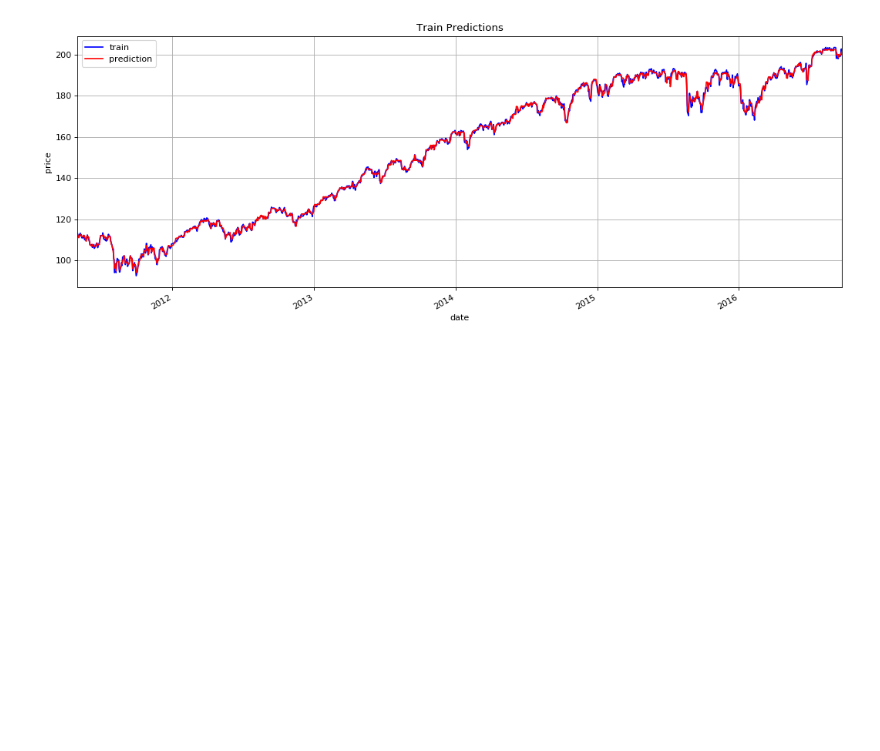
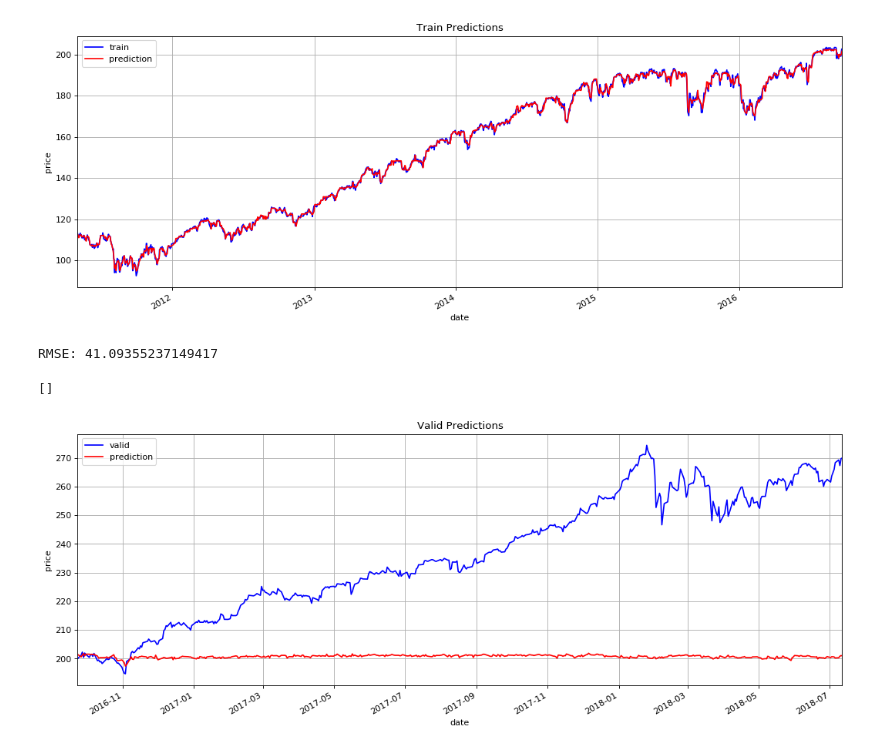
Before and after one commit to terrill11/spy_trend, a Jupyter notebook: spy_trend_xgboost.ipynb, the cells around one changed output. Saved outputs shown, nothing was run; the diff lists cells and outputs as text; code cells hidden in the pictures; blank space fills up the shorter version.

Commit message:
trained validation data, will probably have to fix scaling and splitting

```diff
--- a/spy_trend_xgboost.ipynb
+++ b/spy_trend_xgboost.ipynb
@@ -374,0 +365,23 @@ plt.plot()
+# %%
+valid_predict = model.predict(X_valid_scaled)
+
+print(f'RMSE: {math.sqrt(mean_squared_error(y_valid, valid_predict))}')
+# %% [output]
+RMSE: 41.09355237149417
+# %%
+plt.figure(figsize=(16, 6), dpi=80, facecolor='w')
+
+valid_predict_df = pd.DataFrame({'predict': valid_predict}, index=y_valid.index)
+
+ax = y_valid.plot(style='b', grid=True)
+ax = valid_predict_df.plot(style='r', grid=True, ax=ax)
+
+ax.legend(['valid', 'prediction'])
+ax.set_xlabel('date')
+ax.set_ylabel('price')
+ax.set_title('Valid Predictions')
+
+plt.plot()
+# %% [output]
+[]
+[figure, added]
```
Also changed, not shown: parts of 7 cells of this notebook.
